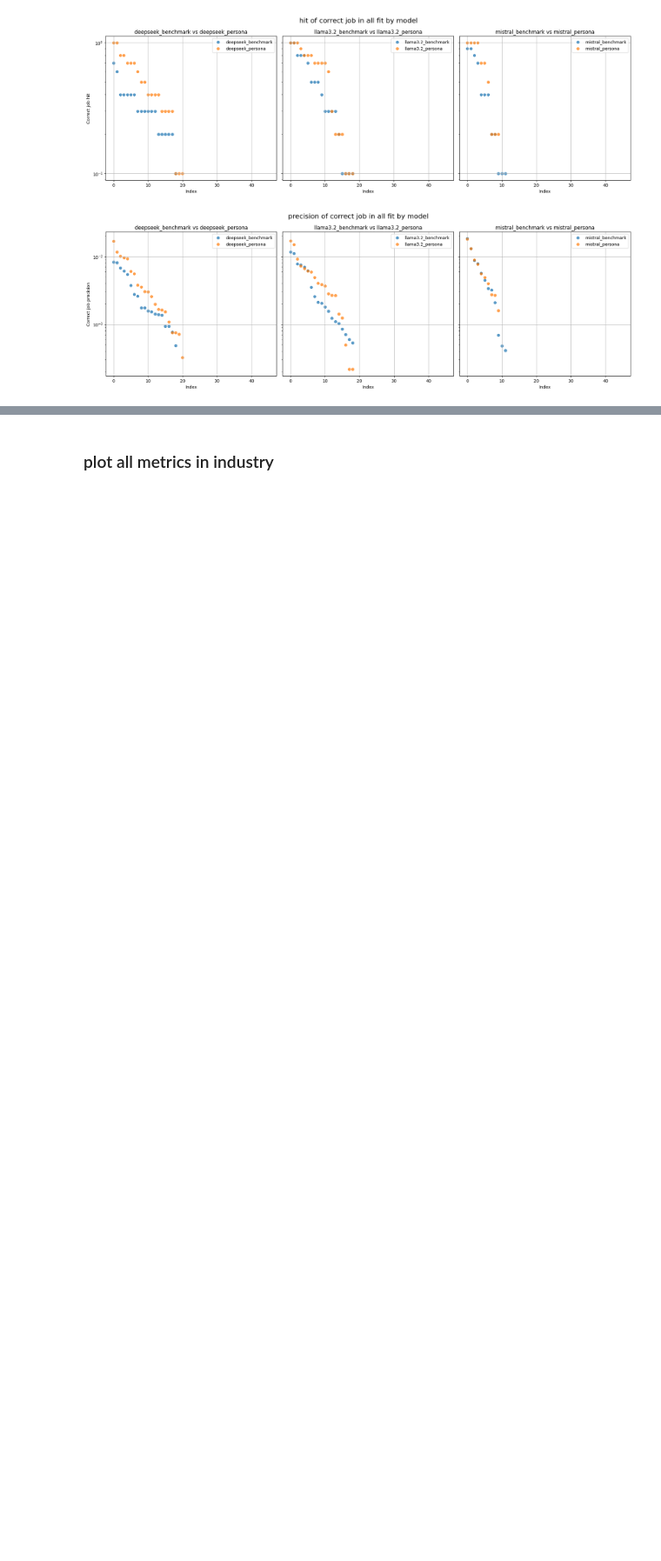
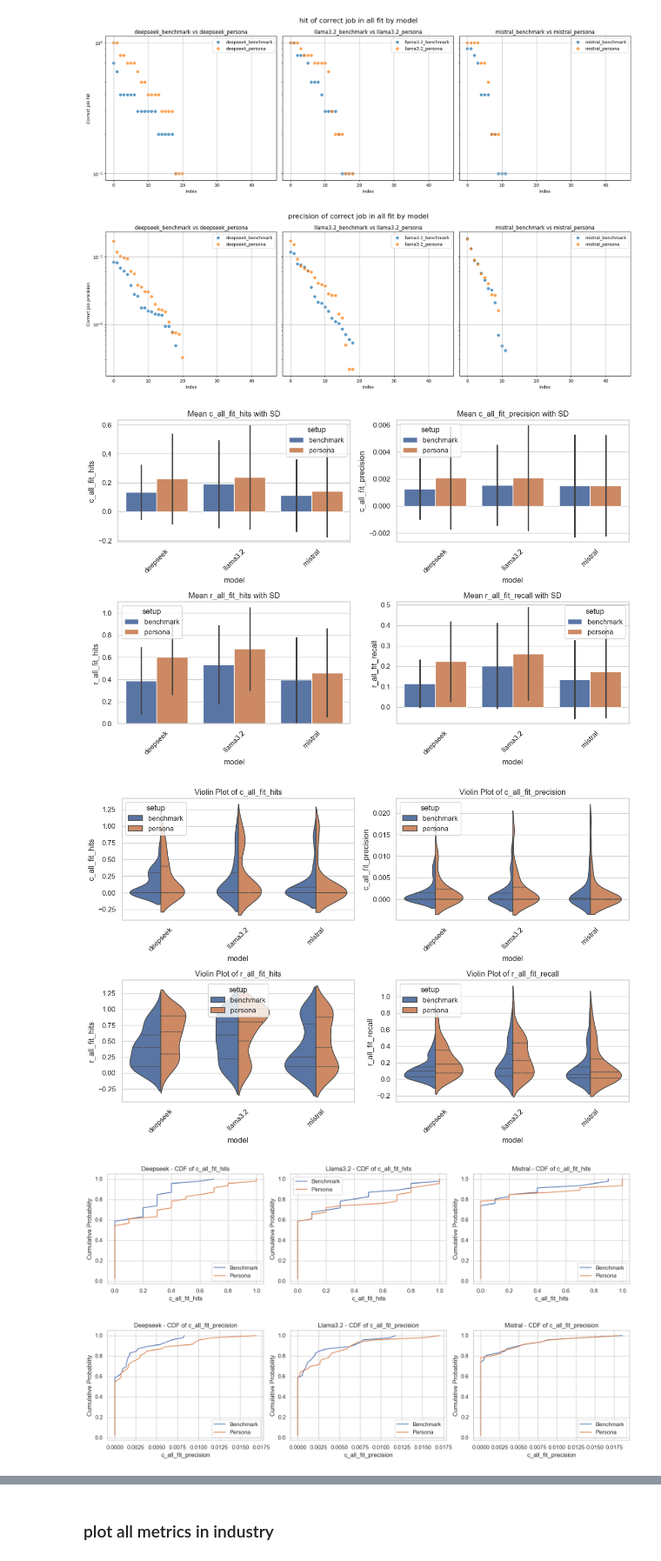
Before and after one commit to Segtanof/Teapot, a Jupyter notebook: 1_ job_match_analysis.ipynb, the cells around one changed output, grey strips where cells are left out. Shown at 87% size. Drawn from its saved outputs; the diff is of its cells as text; code cells hidden in the pictures; blank space fills up the shorter version.

```diff
--- a/1_ job_match_analysis.ipynb
+++ b/1_ job_match_analysis.ipynb
@@ -2016,3 +1897,48 @@ plt.tight_layout()
 plt.show()
 # %% [output]
 [figure]
+# %%
+# Set style
+sns.set(style="whitegrid")
+
+# 1. Bar Plots with Means and Error Bars (per model)
+plt.figure(figsize=(12, 8))
+for i, metric in enumerate(["c_all_fit_hits", "c_all_fit_precision", "r_all_fit_hits", "r_all_fit_recall"], 1):
+    plt.subplot(2, 2, i)
+    sns.barplot(x="model", y=metric, hue="setup", data=test_dis, errorbar="sd")
+    plt.title(f"Mean {metric} with SD")
+    plt.xticks(rotation=45)
+plt.tight_layout()
+plt.show()
+
+# 2. Violin Plots (per model)
+plt.figure(figsize=(12, 8))
+for i, metric in enumerate(["c_all_fit_hits", "c_all_fit_precision", "r_all_fit_hits", "r_all_fit_recall"], 1):
+    plt.subplot(2, 2, i)
+    sns.violinplot(x="model", y=metric, hue="setup", split=True, data=test_dis, inner="quartile")
+    plt.title(f"Violin Plot of {metric}")
+    plt.xticks(rotation=45)
+plt.tight_layout()
+plt.show()
+
+# 3. CDF Plots (per model)
+for metric in ["c_all_fit_hits", "c_all_fit_precision", "r_all_fit_hits", "r_all_fit_recall"]:
+    plt.figure(figsize=(15, 4))
+    for i, model in enumerate(["deepseek", "llama3.2", "mistral"], 1):
+        plt.subplot(1, 3, i)
+        for setup in ["benchmark", "persona"]:
+            data_subset = test_dis[(test_dis["model"] == model) & (test_dis["setup"] == setup)][metric]
+            sorted_data = np.sort(data_subset)
+            cdf = np.arange(1, len(sorted_data) + 1) / len(sorted_data)
+            plt.plot(sorted_data, cdf, label=setup.capitalize())
+        plt.title(f"{model.capitalize()} - CDF of {metric}")
+        plt.xlabel(metric)
+        plt.ylabel("Cumulative Probability")
+        plt.legend()
+    plt.tight_layout()
+    plt.show()
+# %% [output]
+[figure, added]
+[figure, added]
+[figure, added]
+[figure, added]
```
Also changed, not shown: parts of 8 cells of this notebook.
